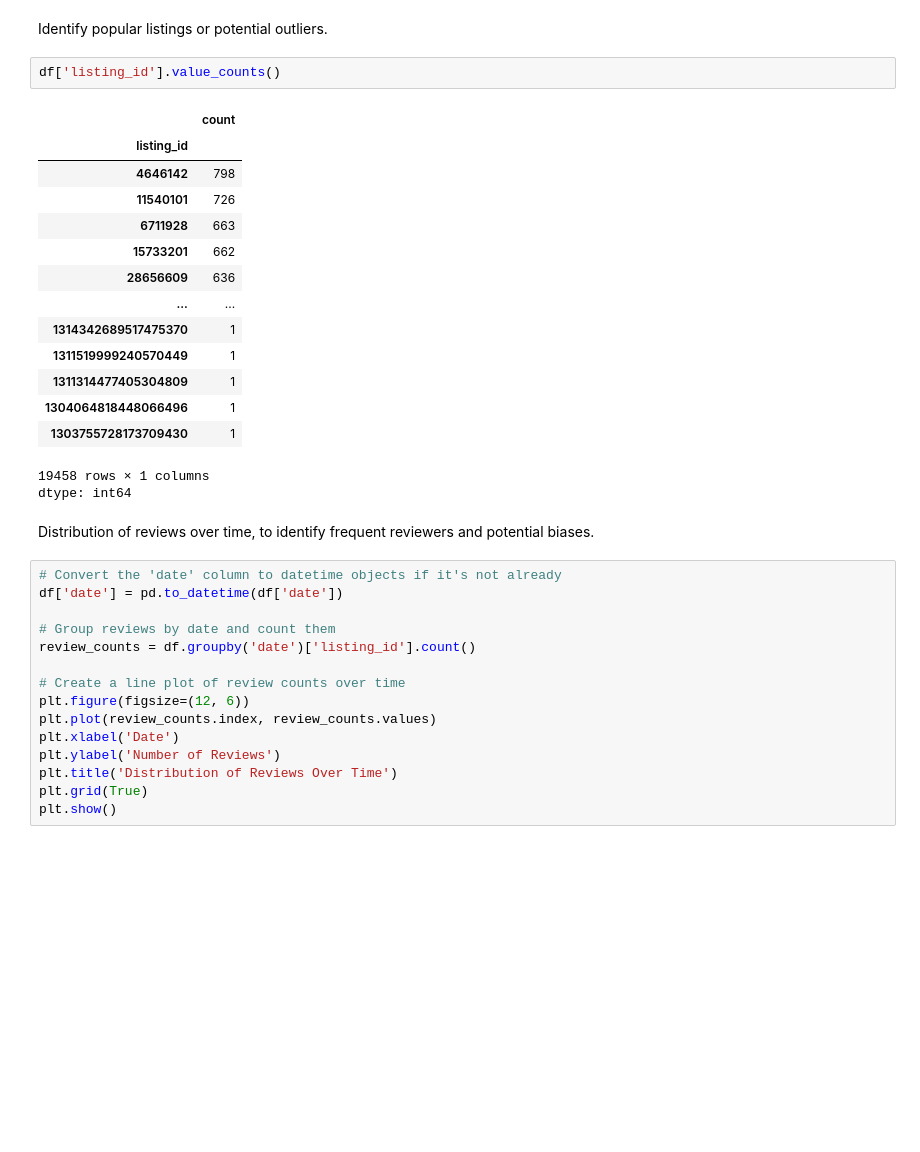
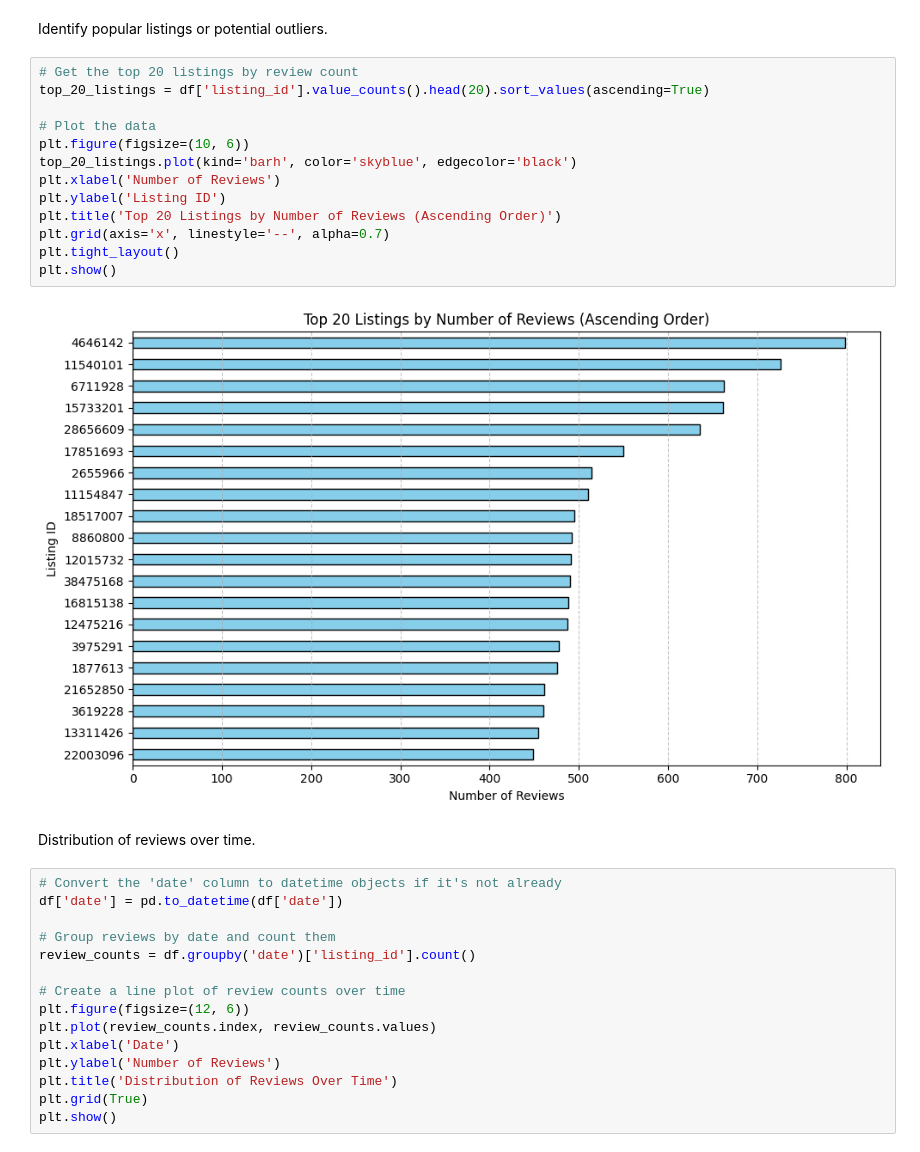
Before and after one commit to nkosanamolefe/machine-learning, a Jupyter notebook: review-sentiment-analysis/review_sentiment_analysis.ipynb, the cells around one changed output. Drawn from its saved outputs; the diff is of its cells as text; blank space fills up the shorter version.

```diff
--- a/review-sentiment-analysis/review_sentiment_analysis.ipynb
+++ b/review-sentiment-analysis/review_sentiment_analysis.ipynb
@@ -98,26 +110,23 @@ df.reset_index(drop=True, inplace=True)
 ## 3. Exploring Data Distributions
 # %% [markdown]
 Identify popular listings or potential outliers.
-# %%
-df['listing_id'].value_counts()
-# %% [output]
-|  | count |
-| listing_id |  |
-| 4646142 | 798 |
-| 11540101 | 726 |
-| 6711928 | 663 |
-| 15733201 | 662 |
-| 28656609 | 636 |
-| ... | ... |
-| 1314342689517475370 | 1 |
-| 1311519999240570449 | 1 |
-| 1311314477405304809 | 1 |
-| 1304064818448066496 | 1 |
-| 1303755728173709430 | 1 |
-19458 rows × 1 columns
-dtype: int64
+# %%
+# Get the top 20 listings by review count
+top_20_listings = df['listing_id'].value_counts().head(20).sort_values(ascending=True)
+
+# Plot the data
+plt.figure(figsize=(10, 6))
+top_20_listings.plot(kind='barh', color='skyblue', edgecolor='black')
+plt.xlabel('Number of Reviews')
+plt.ylabel('Listing ID')
+plt.title('Top 20 Listings by Number of Reviews (Ascending Order)')
+plt.grid(axis='x', linestyle='--', alpha=0.7)
+plt.tight_layout()
+plt.show()
+# %% [output]
+[figure, added]
 # %% [markdown]
-Distribution of reviews over time, to identify frequent reviewers and potential biases.
+Distribution of reviews over time.
 # %%
 # Convert the 'date' column to datetime objects if it's not already
 df['date'] = pd.to_datetime(df['date'])
```
Also changed, not shown: parts of 19 cells of this notebook.
